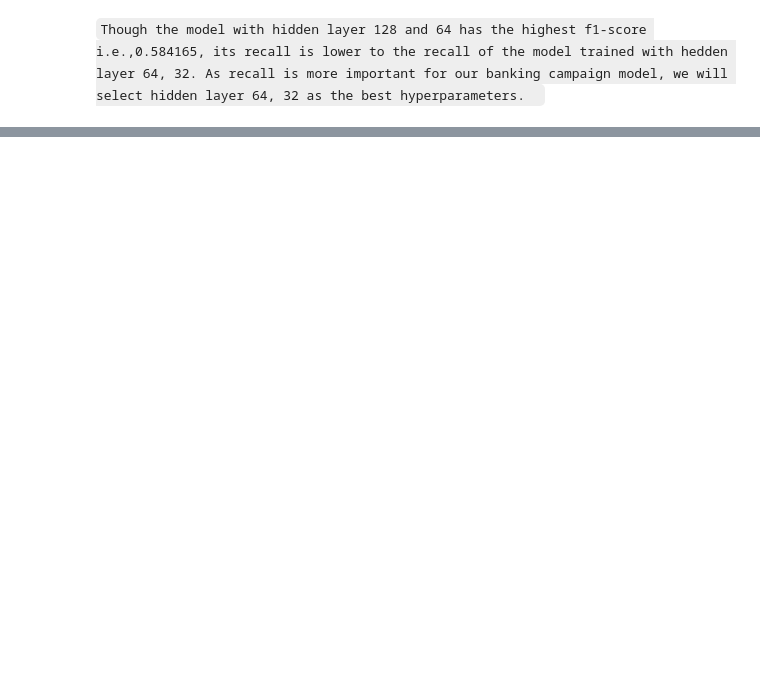
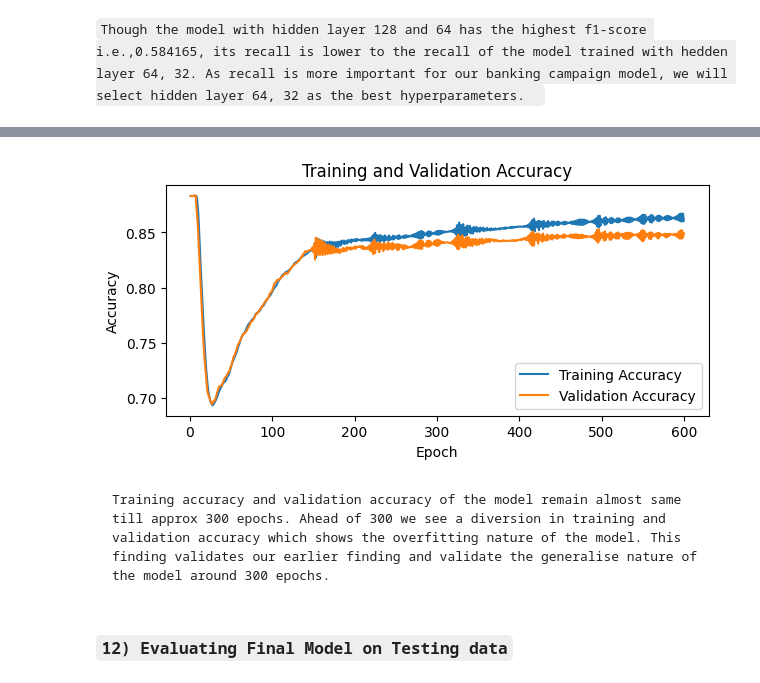
Before and after one commit to Padhanaya/apex-project2, a Jupyter notebook: apex.ipynb, the cells around one changed output, grey strips where cells are left out. Saved outputs shown, nothing was run; the diff lists cells and outputs as text; code cells hidden in the pictures; blank space fills up the shorter version.

````diff
--- a/apex.ipynb
+++ b/apex.ipynb
@@ -1187,0 +1262,18 @@ plt.show()
+# %%
+# Ploting the line of training accuracy and the validation accuracy.
+plt.figure(figsize = (7,3))
+plt.plot(range(1,601), train_accs, label = "Training Accuracy")
+plt.plot(range(1,601), val_accs, label = "Validation Accuracy")
+plt.xlabel("Epoch")
+plt.ylabel("Accuracy")
+plt.title("Training and Validation Accuracy")
+plt.legend()
+plt.show()
+# %% [output]
+[figure, added]
+# %% [markdown]
+```
+Training accuracy and validation accuracy of the model remain almost same till approx 300 epochs. Ahead of 300 we see a diversion in training and validation accuracy which shows the overfitting nature of the model. This finding validates our earlier finding and validate the generalise nature of the model around 300 epochs.
+```
+# %% [markdown]
+### ``12) Evaluating Final Model on Testing data``
````
Also changed, not shown: parts of 82 cells of this notebook.
